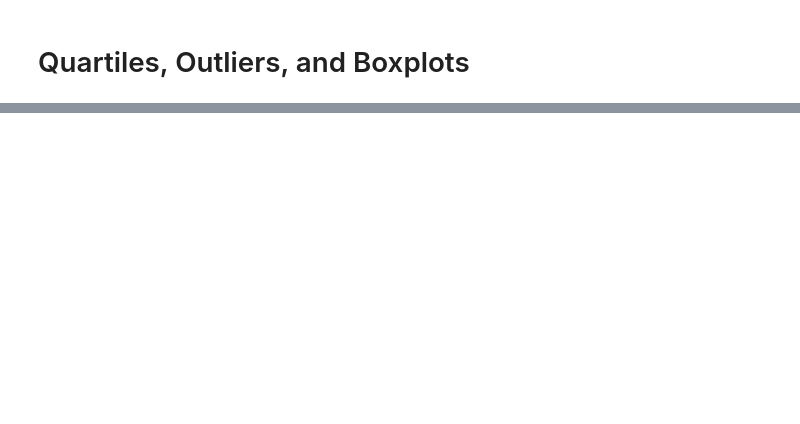
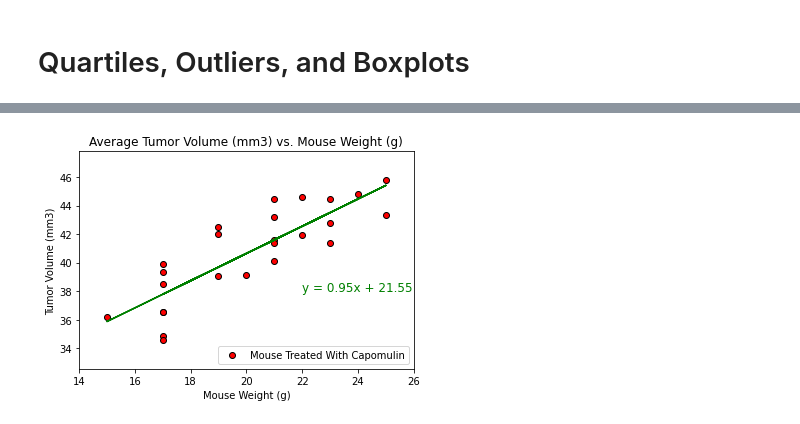
Before and after one commit to EHoaglund94/Week_5_Matplotlib, a Jupyter notebook: The Power of Plots.ipynb, the cells around one changed output, grey strips where cells are left out. Drawn from its saved outputs; the diff is of its cells as text; code cells hidden in the pictures; blank space fills up the shorter version.

```diff
--- a/The Power of Plots.ipynb
+++ b/The Power of Plots.ipynb
@@ -205,0 +320,34 @@ plt.show()
+# %%
+#linear regression model
+(slope, intercept, rvalue, pvalue, stderr) = linregress(x_axis, y_axis)
+
+#create equation line
+regress_values = x_axis * slope + intercept
+line_eq = "y = " + str(round(slope,2)) + "x + " + str(round(intercept,2))
+
+#create scatter plot
+plt.scatter(x_axis,y_axis, marker="o", facecolors="red", edgecolors="black", label = 'Mouse Treated With Capomulin')
+
+#add regression line
+plt.plot(x_axis,regress_values,"g-")
+
+#add regression equation
+plt.annotate(line_eq, (22,38), fontsize=12, color="green")
+
+#Scatter Plot formatting
+plt.xlabel("Mouse Weight (g)")
+plt.ylabel("Tumor Volume (mm3)")
+plt.title("Average Tumor Volume (mm3) vs. Mouse Weight (g)")
+plt.legend(loc = 'lower right')
+
+
+
+#Set limits
+plt.ylim(y_axis.min() - 2, y_axis.max() + 2)
+plt.xlim(x_axis.min() -1, x_axis.max() +1)
+
+
+
+plt.show()
+# %% [output]
+[figure, added]
```
Also changed, not shown: parts of 11 cells of this notebook.
